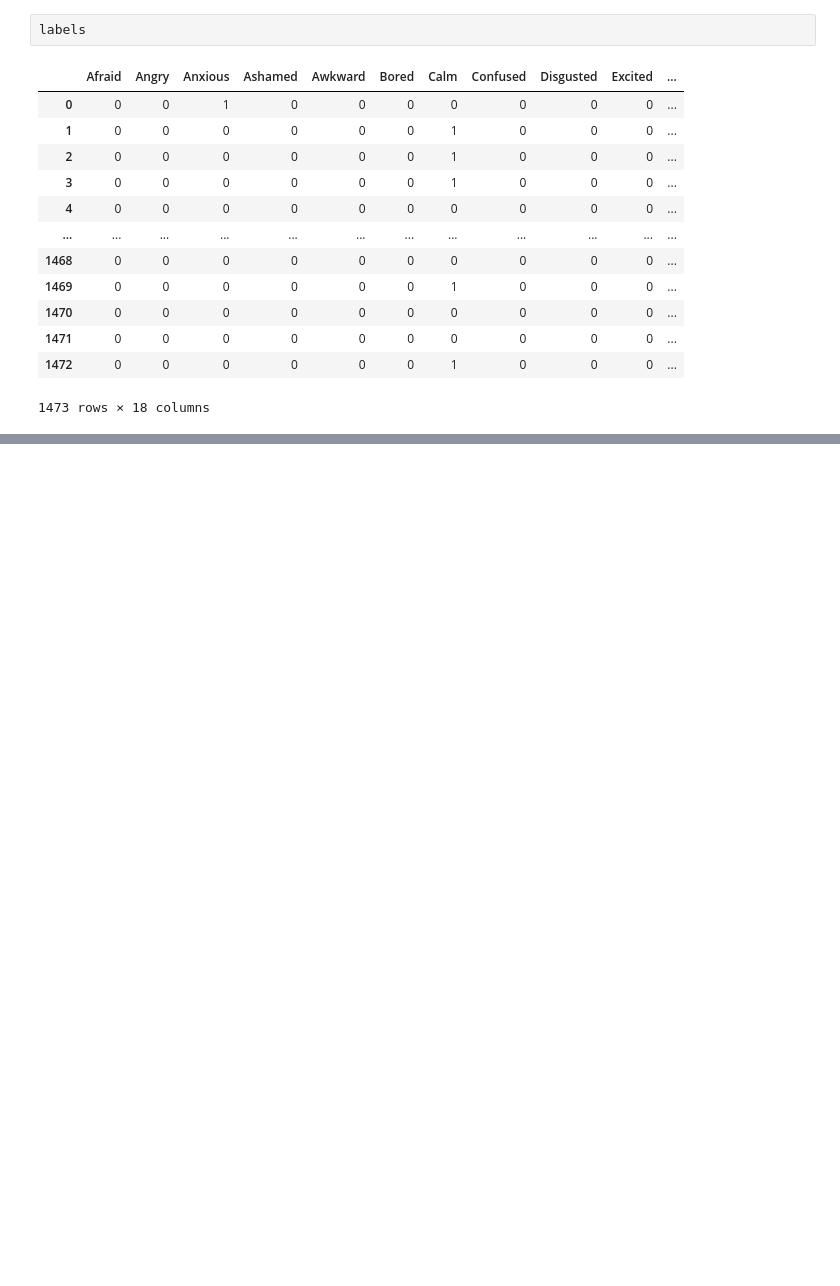
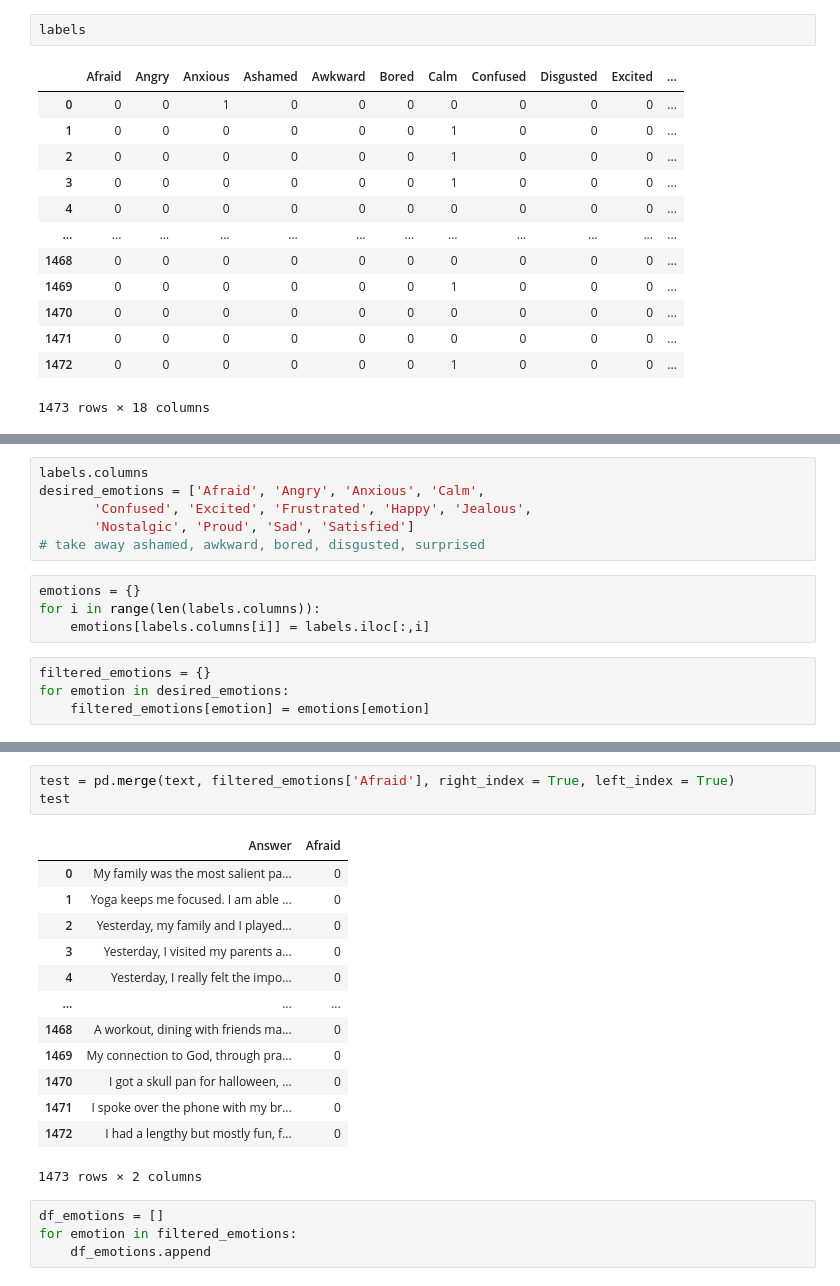
Before and after one commit to annabelng/journalify, a Jupyter notebook: journal_train.ipynb, the cells around one changed output, grey strips where cells are left out. Drawn from its saved outputs; the diff is of its cells as text; blank space fills up the shorter version.

```diff
--- a/journal_train.ipynb
+++ b/journal_train.ipynb
@@ -107,0 +82,14 @@ model_for_label_1(input_text) -> 0 or 1
+# %%
+labels.columns
+desired_emotions = ['Afraid', 'Angry', 'Anxious', 'Calm',
+       'Confused', 'Excited', 'Frustrated', 'Happy', 'Jealous',
+       'Nostalgic', 'Proud', 'Sad', 'Satisfied']
+# take away ashamed, awkward, bored, disgusted, surprised
+# %%
+emotions = {}
+for i in range(len(labels.columns)):
+    emotions[labels.columns[i]] = labels.iloc[:,i]
+# %%
+filtered_emotions = {}
+for emotion in desired_emotions:
+    filtered_emotions[emotion] = emotions[emotion]
@@ -107,0 +116,21 @@ model_for_label_1(input_text) -> 0 or 1
+# %%
+test = pd.merge(text, filtered_emotions['Afraid'], right_index = True, left_index = True)
+test
+# %% [output]
+|  | Answer | Afraid |
+| 0 | My family was the most salient pa... | 0 |
+| 1 | Yoga keeps me focused. I am able ... | 0 |
+| 2 | Yesterday, my family and I played... | 0 |
+| 3 | Yesterday, I visited my parents a... | 0 |
+| 4 | Yesterday, I really felt the impo... | 0 |
+| ... | ... | ... |
+| 1468 | A workout, dining with friends ma... | 0 |
+| 1469 | My connection to God, through pra... | 0 |
+| 1470 | I got a skull pan for halloween, ... | 0 |
+| 1471 | I spoke over the phone with my br... | 0 |
+| 1472 | I had a lengthy but mostly fun, f... | 0 |
+1473 rows × 2 columns
+# %%
+df_emotions = []
+for emotion in filtered_emotions:
+    df_emotions.append
```
Also changed, not shown: parts of 4 cells of this notebook, 1 other file.
